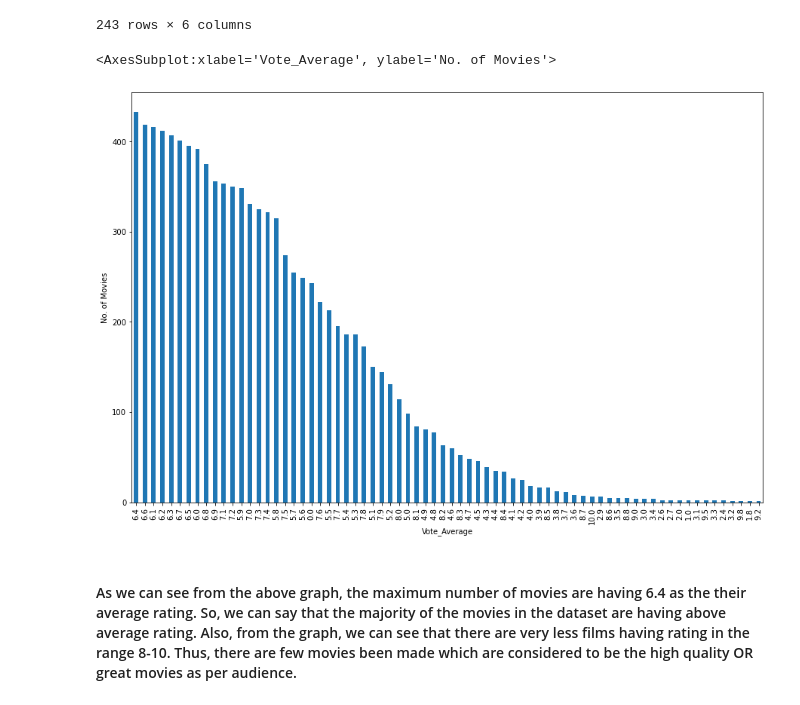
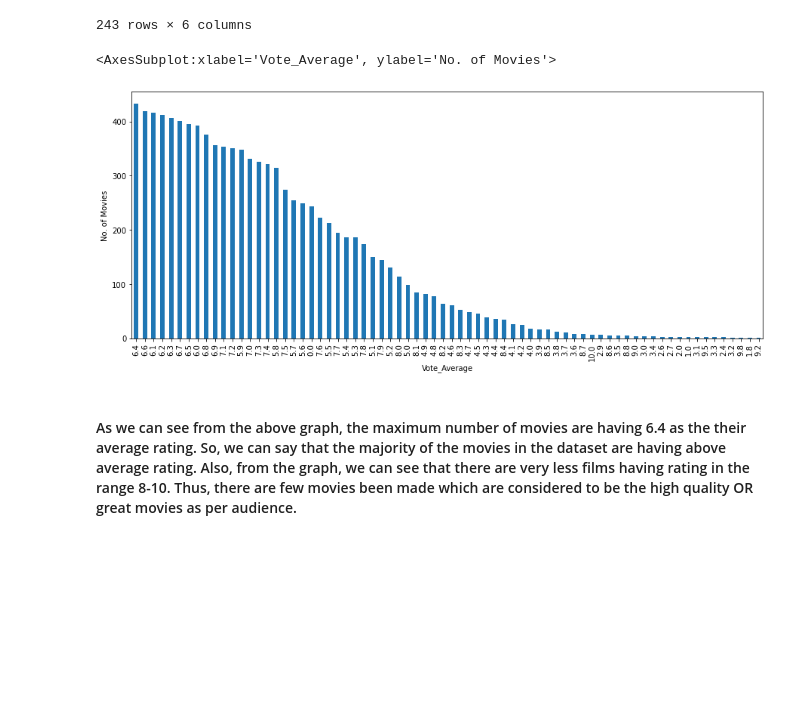
Before and after one commit to abhisheksinghal276/EDA-of-iMDB-Movie-Ratings-Dataset, a Jupyter notebook: EDA of iMDB Movie Ratings Dataset.ipynb, the cells around one changed output. Saved outputs shown, nothing was run; the diff lists cells and outputs as text; code cells hidden in the pictures; blank space fills up the shorter version.

```diff
--- a/EDA of iMDB Movie Ratings Dataset.ipynb
+++ b/EDA of iMDB Movie Ratings Dataset.ipynb
@@ -98,10 +98,10 @@ data[data['vote_average']==0.0]
 243 rows × 6 columns
 # %%
 # Displaying the no. of movies with different ratings using bar graph
-data['vote_average'].value_counts().plot.bar(figsize=(15,10),xlabel='Vote_Average',ylabel='No. of Movies')
+data['vote_average'].value_counts().plot.bar(figsize=(15,6),xlabel='Vote_Average',ylabel='No. of Movies')
 # %% [output]
 <AxesSubplot:xlabel='Vote_Average', ylabel='No. of Movies'>
-[figure, old version]
+[figure, new version]
 # %% [markdown]
 #### As we can see from the above graph, the maximum number of movies are having 6.4 as the their average rating. So, we can say that the majority of the movies in the dataset are having above average rating. Also, from the graph, we can see that there are very less films having rating in the range 8-10. Thus, there are few movies been made which are considered to be the high quality OR great movies as per audience.
 # %%
```
Also changed, not shown: parts of 1 cell of this notebook.
